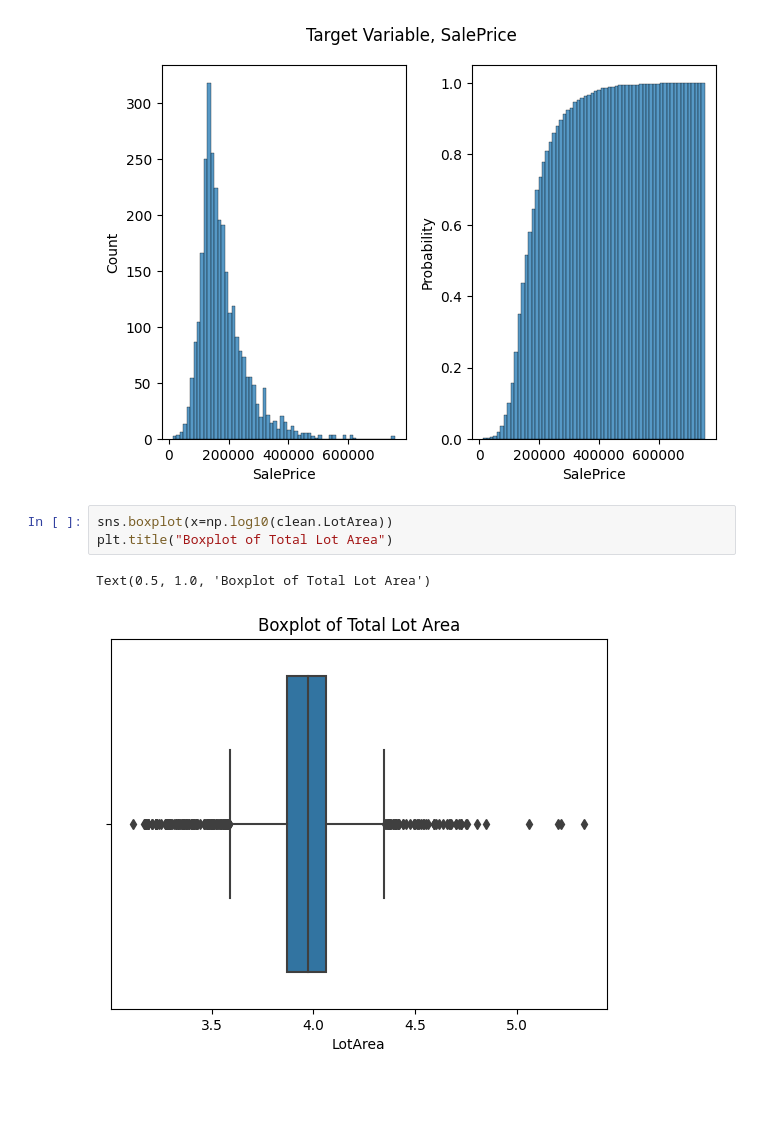
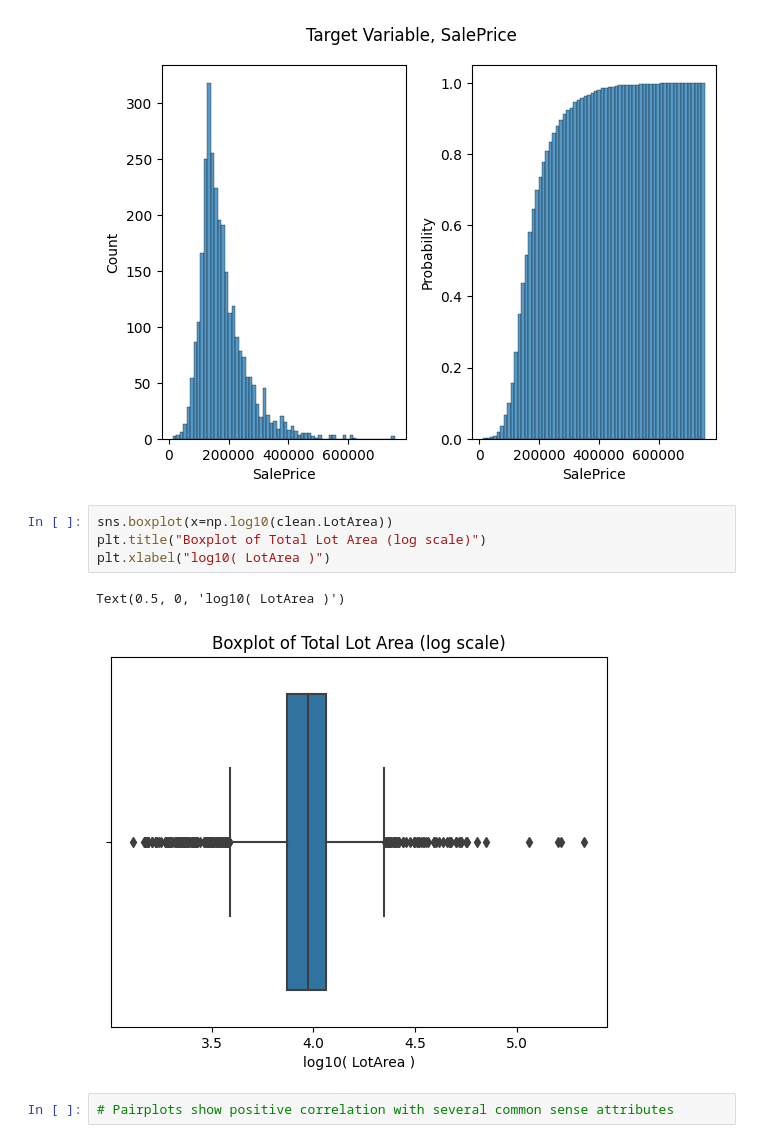
Before and after one commit to blakeb211/ames-housing, a Jupyter notebook: exploration.ipynb, the cells around one changed output. Drawn from its saved outputs; the diff is of its cells as text; blank space fills up the shorter version.

Commit message:
Updated figures

```diff
--- a/exploration.ipynb
+++ b/exploration.ipynb
@@ -43,7 +45,10 @@ plt.tight_layout()
 [figure]
 # %%
 sns.boxplot(x=np.log10(clean.LotArea))
-plt.title("Boxplot of Total Lot Area")
+plt.title("Boxplot of Total Lot Area (log scale)")
+plt.xlabel("log10( LotArea )")
 # %% [output]
-Text(0.5, 1.0, 'Boxplot of Total Lot Area')
+Text(0.5, 0, 'log10( LotArea )')
-[figure, old version]
+[figure, new version]
+# %%
+# Pairplots show positive correlation with several common sense attributes
```
Also changed, not shown: parts of 19 cells of this notebook, 1 other file.
